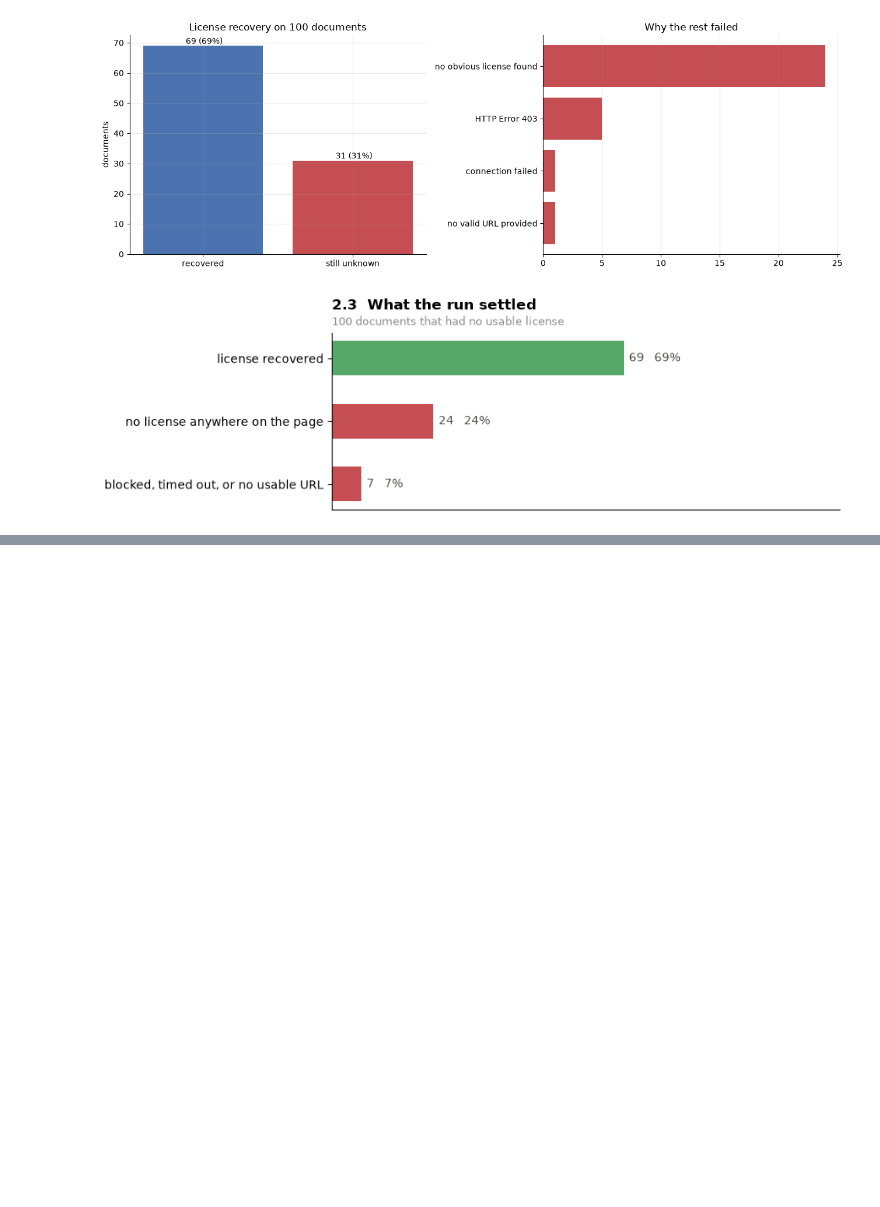
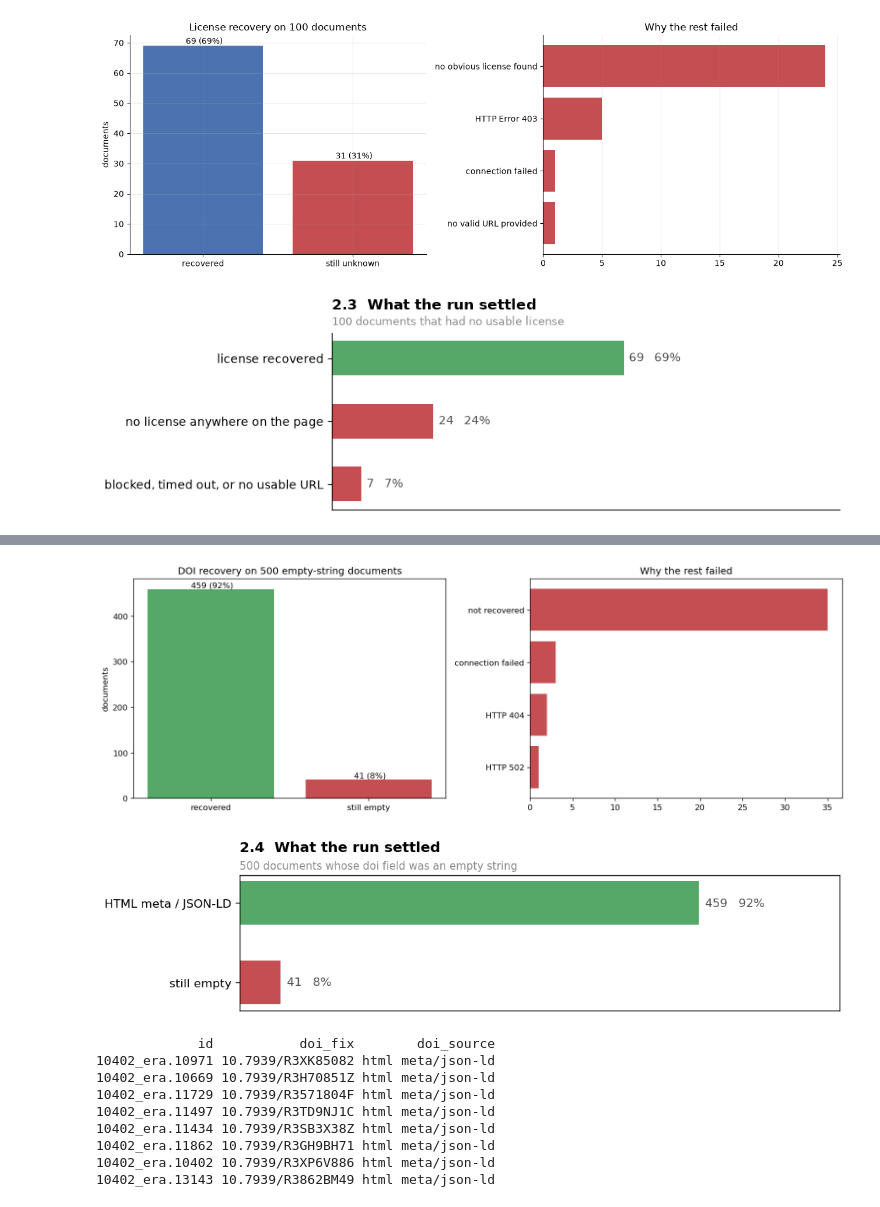
Before and after one commit to e-sdf/lumen-metadata-t43, a Jupyter notebook: main.ipynb, the cells around one changed output, grey strips where cells are left out. Saved outputs shown, nothing was run; the diff lists cells and outputs as text; code cells hidden in the pictures; blank space fills up the shorter version.

```diff
--- a/main.ipynb
+++ b/main.ipynb
@@ -1388,0 +1711,51 @@ stage_outcomes([
+# %%
+dois = pd.read_excel("data/output/doi_fix_elastic.xlsx")
+source = dois["doi_source"].fillna("not recovered").astype(str)
+fixed = dois["doi_fix"].fillna("").astype(str).str.startswith("10.")
+
+def n(label):
+    return int((source == label).sum())
+
+solved = int(fixed.sum())
+settled = n("no landing page")
+open_ = len(dois) - solved - settled
+total = len(dois) or 1
+
+fig, axes = plt.subplots(1, 2, figsize=(13, 4.5))
+axes[0].bar(["recovered", "still empty"], [solved, total - solved], color=[ALT, BAD])
+axes[0].set_title(f"DOI recovery on {total:,} empty-string documents")
+axes[0].set_ylabel("documents")
+for i, v in enumerate([solved, total - solved]):
+    axes[0].text(i, v, f" {v:,} ({100 * v / total:.0f}%)", ha="center", va="bottom")
+
+fail = source[~fixed].value_counts().head(8)[::-1]
+if len(fail):
+    axes[1].barh([str(label)[:40] for label in fail.index], fail.values, color=BAD)
+axes[1].set_title("Why the rest failed")
+axes[1].grid(axis="y", visible=False)
+plt.tight_layout(); plt.show()
+
+stage_outcomes([
+    ("parsed from url / identifier", n("parsed from url/identifier"), "solved"),
+    ("HAL / DOAJ API", n("hal api") + n("doaj api"), "solved"),
+    ("OAI dc:identifier", n("oai dc:identifier"), "solved"),
+    ("HTML meta / JSON-LD", n("html meta/json-ld"), "solved"),
+    ("no landing page (not this path)", settled, "settled"),
+    ("still empty", open_, "open"),
+], f"2.4  What the run settled",
+   f"{total:,} documents whose doi field was an empty string")
+
+print(dois.loc[fixed, ["id", "doi_fix", "doi_source"]].head(8).to_string(index=False)
+      if solved else "(none recovered in this sample)")
+# %% [output]
+[figure, added]
+[figure, added]
+             id           doi_fix        doi_source
+10402_era.10971 10.7939/R3XK85082 html meta/json-ld
+10402_era.10669 10.7939/R3H70851Z html meta/json-ld
+10402_era.11729 10.7939/R3571804F html meta/json-ld
+10402_era.11497 10.7939/R3TD9NJ1C html meta/json-ld
+10402_era.11434 10.7939/R3SB3X38Z html meta/json-ld
+10402_era.11862 10.7939/R3GH9BH71 html meta/json-ld
+10402_era.10402 10.7939/R3XP6V886 html meta/json-ld
+10402_era.13143 10.7939/R3862BM49 html meta/json-ld
```
Also changed, not shown: parts of 20 cells of this notebook, 9 other files.
